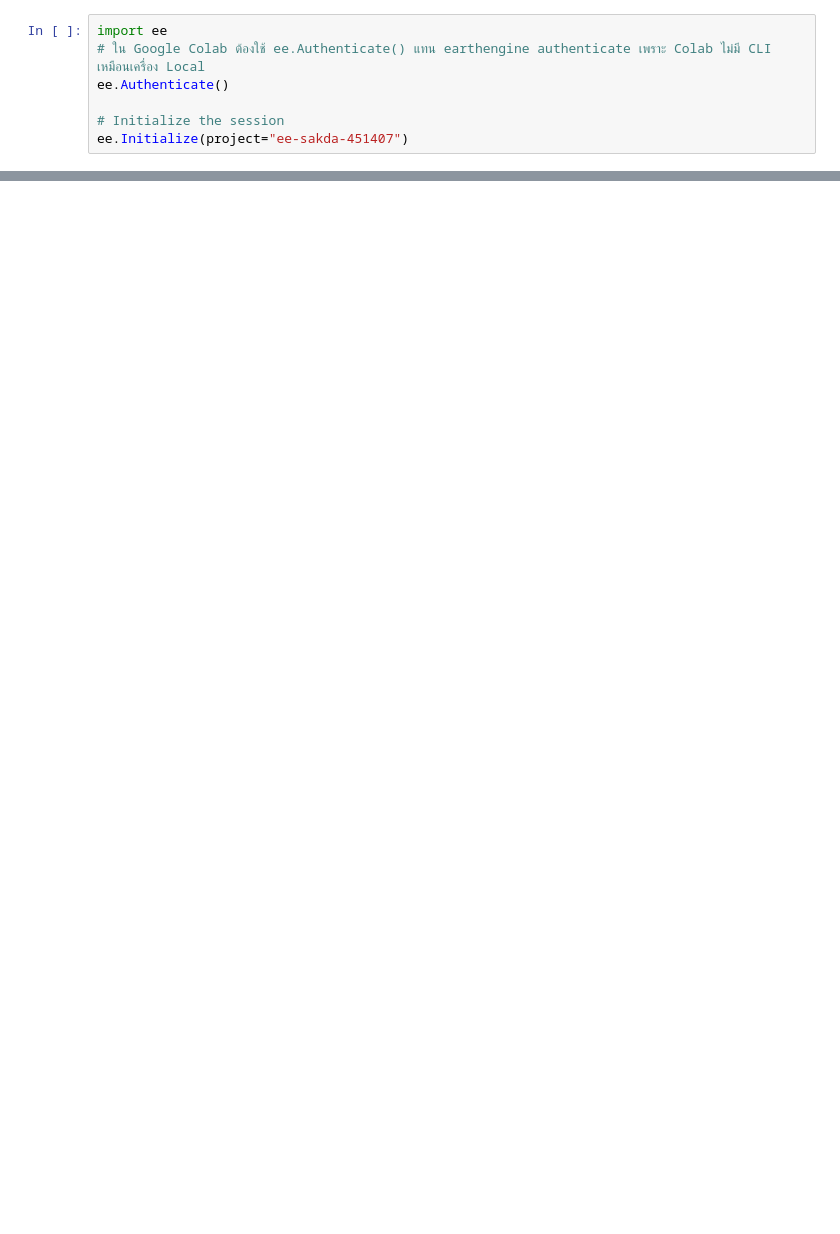
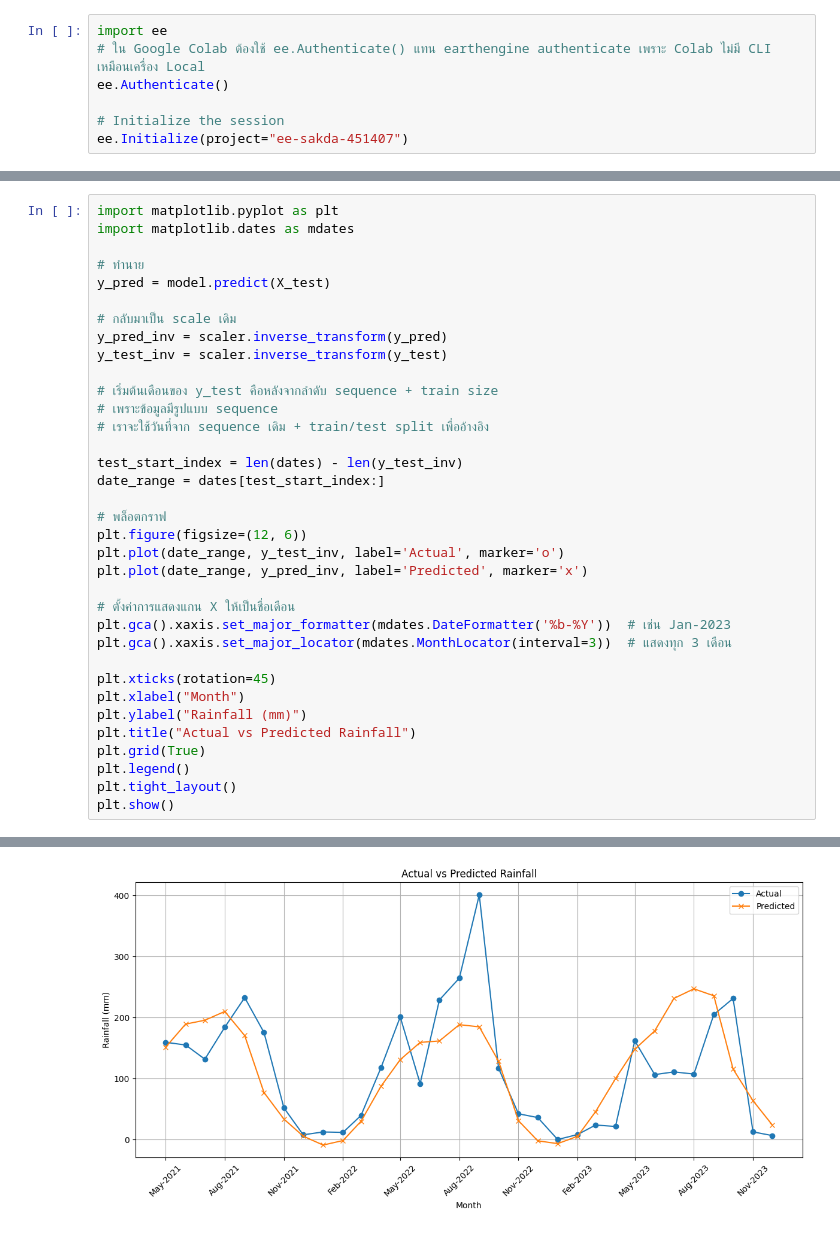
Before and after one commit to dookda/cmu_water_balance, a Jupyter notebook: watbalance_lstm.ipynb, the cells around one changed output, grey strips where cells are left out. Drawn from its saved outputs; the diff is of its cells as text; blank space fills up the shorter version.

```diff
--- a/watbalance_lstm.ipynb
+++ b/watbalance_lstm.ipynb
@@ -146,0 +159,36 @@ plt.show()
+# %%
+import matplotlib.pyplot as plt
+import matplotlib.dates as mdates
+
+# ทำนาย
+y_pred = model.predict(X_test)
+
+# กลับมาเป็น scale เดิม
+y_pred_inv = scaler.inverse_transform(y_pred)
+y_test_inv = scaler.inverse_transform(y_test)
+
+# เริ่มต้นเดือนของ y_test คือหลังจากลำดับ sequence + train size
+# เพราะข้อมูลมีรูปแบบ sequence
+# เราจะใช้วันที่จาก sequence เดิม + train/test split เพื่ออ้างอิง
+
+test_start_index = len(dates) - len(y_test_inv)
+date_range = dates[test_start_index:]
+
+# พล็อตกราฟ
+plt.figure(figsize=(12, 6))
+plt.plot(date_range, y_test_inv, label='Actual', marker='o')
+plt.plot(date_range, y_pred_inv, label='Predicted', marker='x')
+
+# ตั้งค่าการแสดงแกน X ให้เป็นชื่อเดือน
+plt.gca().xaxis.set_major_formatter(mdates.DateFormatter('%b-%Y'))  # เช่น Jan-2023
+plt.gca().xaxis.set_major_locator(mdates.MonthLocator(interval=3))  # แสดงทุก 3 เดือน
+
+plt.xticks(rotation=45)
+plt.xlabel("Month")
+plt.ylabel("Rainfall (mm)")
+plt.title("Actual vs Predicted Rainfall")
+plt.grid(True)
+plt.legend()
+plt.tight_layout()
+plt.show()
+# %% [output]
@@ -147,3 +196,4 @@ plt.show()
+[figure, added]
 # %%
 # Make predictions for the next month
 future_sequence = rain[-sequence_length:].reshape(1, sequence_length, 1)
```
Also changed, not shown: parts of 9 cells of this notebook.
